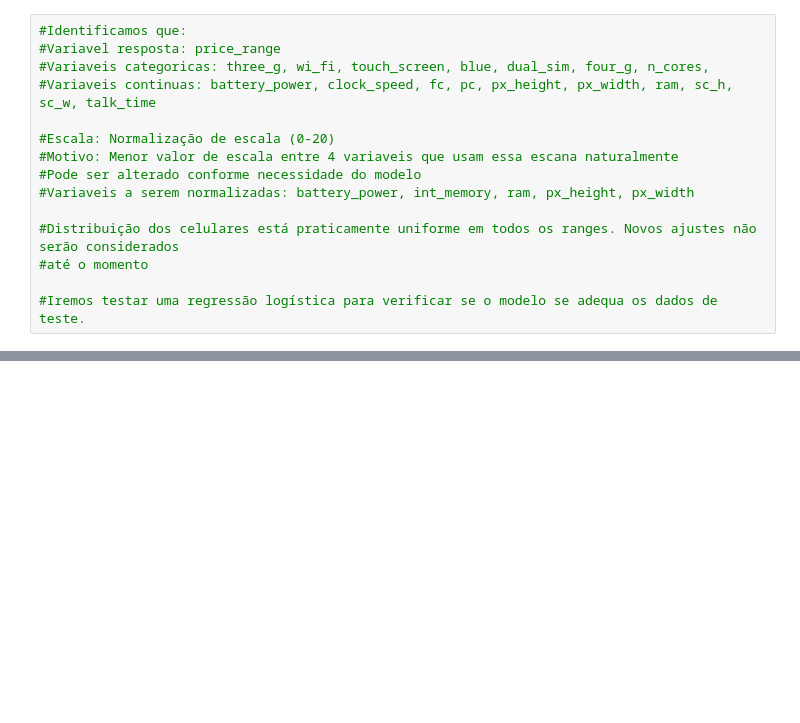
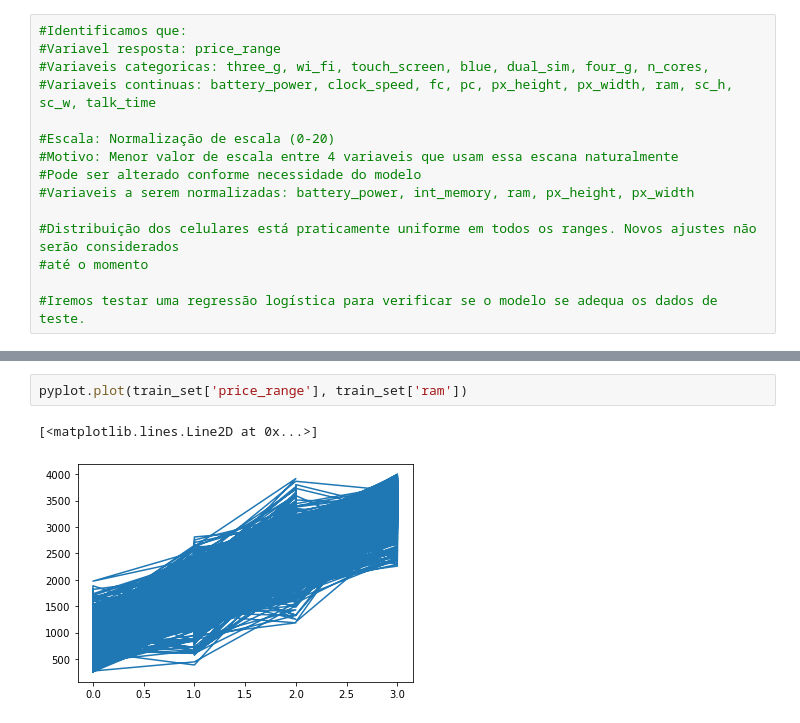
Before and after one commit to ilnen/deep-learning-model1, a Jupyter notebook: deep-learning-model1.ipynb, the cells around one changed output, grey strips where cells are left out. Cells and saved outputs as stored; diff of their text form; blank space fills up the shorter version.

```diff
--- a/deep-learning-model1.ipynb
+++ b/deep-learning-model1.ipynb
@@ -112,0 +278,5 @@ variaveis_categoricas = train_set[['blue', 'dual_sim', 'four_g', 'three_g', 'tou
+# %%
+pyplot.plot(train_set['price_range'], train_set['ram'])
+# %% [output]
+[<matplotlib.lines.Line2D at 0x...>]
+[figure, added]
```
Also changed, not shown: parts of 19 cells of this notebook, 1 other file.
